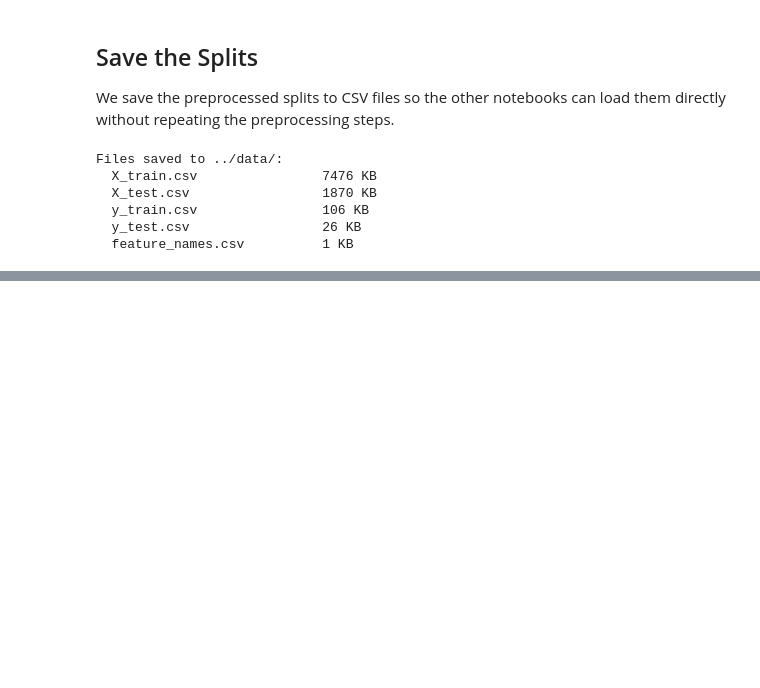
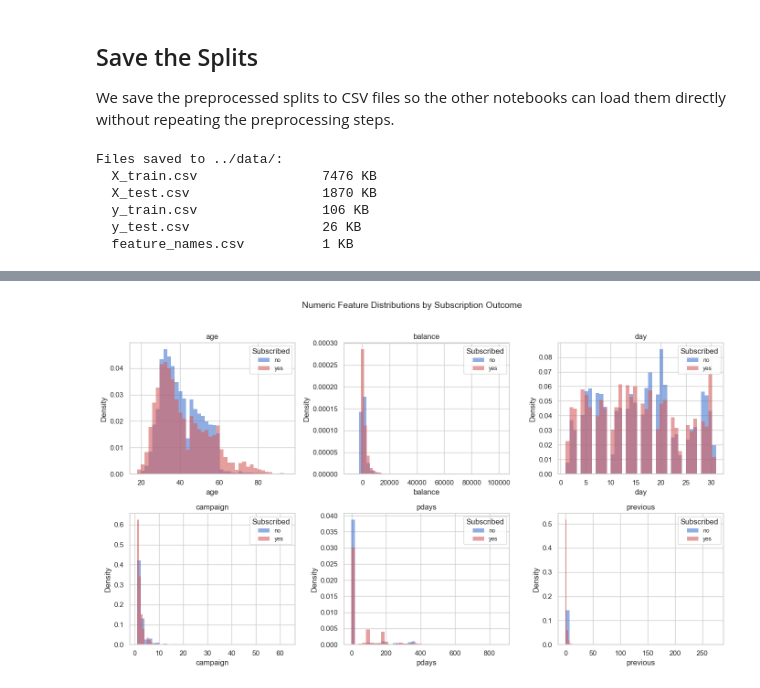
Before and after one commit to Aaron-Darcy/bank-marketing-ml-analysis, a Jupyter notebook: notebooks/01_preprocessing_eda.ipynb, the cells around one changed output, grey strips where cells are left out. Saved outputs shown, nothing was run; the diff lists cells and outputs as text; code cells hidden in the pictures; blank space fills up the shorter version.

```diff
--- a/notebooks/01_preprocessing_eda.ipynb
+++ b/notebooks/01_preprocessing_eda.ipynb
@@ -234,0 +341,33 @@ Files saved to ../data/:
+# %%
+# Numeric columns to plot (duration excluded — leakage feature)
+num_cols = ['age', 'balance', 'day', 'campaign', 'pdays', 'previous']
+
+palette = {'no': '#4878CF', 'yes': '#D65F5F'}
+
+fig, axes = plt.subplots(2, 3, figsize=(14, 8))
+axes = axes.flatten()
+
+for ax, col in zip(axes, num_cols):
+    for label, colour in palette.items():
+        subset = raw.loc[raw['y'] == label, col]
+        ax.hist(
+            subset,
+            bins=40,
+            density=True,      # normalise so both classes are comparable
+            alpha=0.6,
+            color=colour,
+            label=label,
+            edgecolor='none',
+        )
+    ax.set_title(col, fontsize=12)
+    ax.set_xlabel(col)
+    ax.set_ylabel('Density')
+    ax.legend(title='Subscribed', fontsize=9)
+
+fig.suptitle('Numeric Feature Distributions by Subscription Outcome',
+             fontsize=14, y=1.02)
+plt.tight_layout()
+plt.savefig('../figures/02_numeric_histograms.png', dpi=150, bbox_inches='tight')
+plt.show()
+# %% [output]
+[figure, added]
```
Also changed, not shown: parts of 13 cells of this notebook.
